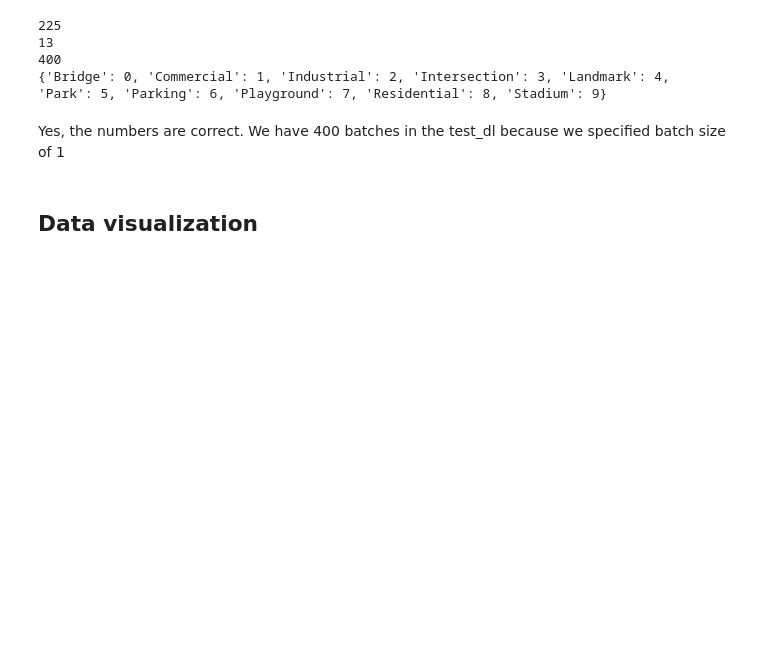
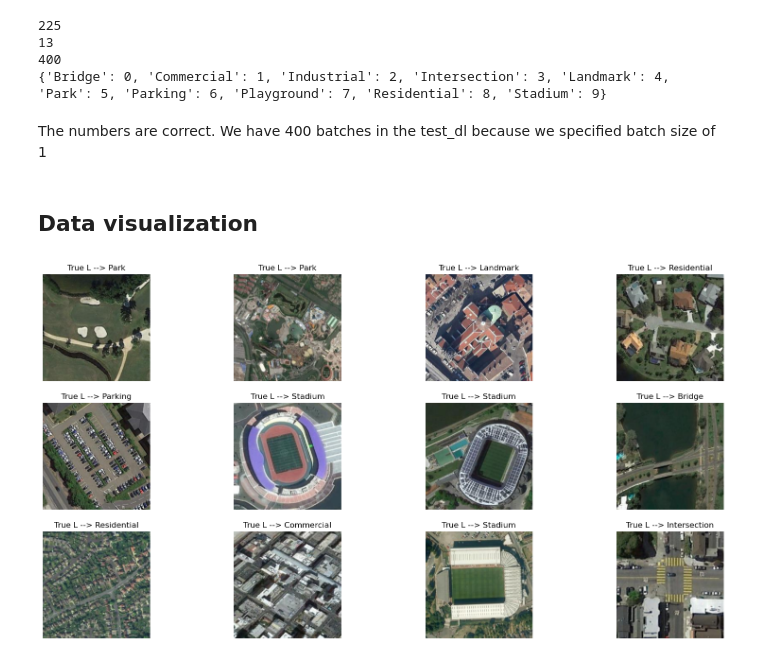
Before and after one commit to eduardo-lezama/City-Scene-Classifier, a Jupyter notebook: city_image_classifier.ipynb, the cells around one changed output. Cells and saved outputs as stored; diff of their text form; code cells hidden in the pictures; blank space fills up the shorter version.

Commit message:
Visualization tool created

```diff
--- a/city_image_classifier.ipynb
+++ b/city_image_classifier.ipynb
@@ -92,7 +92,7 @@ def create_dataloaders(path, transformations, batch_size, split: list = [0.9, 0.
 ds_path = "dataset"
 
 #Normalization parameters per channel
-mean = [0.485, 0.456, 0.406], [0.229, 0.224, 0.225]
+mean = [0.485, 0.456, 0.406]
 std = [0.229, 0.224, 0.225]
 resize = 224
 
@@ -117,6 +117,6 @@ print(len(tr_dl)); print(len(val_dl)); print(len(test_dl)); print(classes)
 400
 {'Bridge': 0, 'Commercial': 1, 'Industrial': 2, 'Intersection': 3, 'Landmark': 4, 'Park': 5, 'Parking': 6, 'Playground': 7, 'Residential': 8, 'Stadium': 9}
 # %% [markdown]
-Yes, the numbers are correct. We have 400 batches in the test_dl because we specified batch size of 1
+The numbers are correct. We have 400 batches in the test_dl because we specified batch size of 1
 # %% [markdown]
 ## Data visualization
@@ -122,0 +188,4 @@ Yes, the numbers are correct. We have 400 batches in the test_dl because we spec
+# %%
+plot_images(tr_dl.dataset, 12, 3, "rgb", list(classes.keys()))
+# %% [output]
+[figure, added]
```
Also changed, not shown: parts of 1 cell of this notebook.
